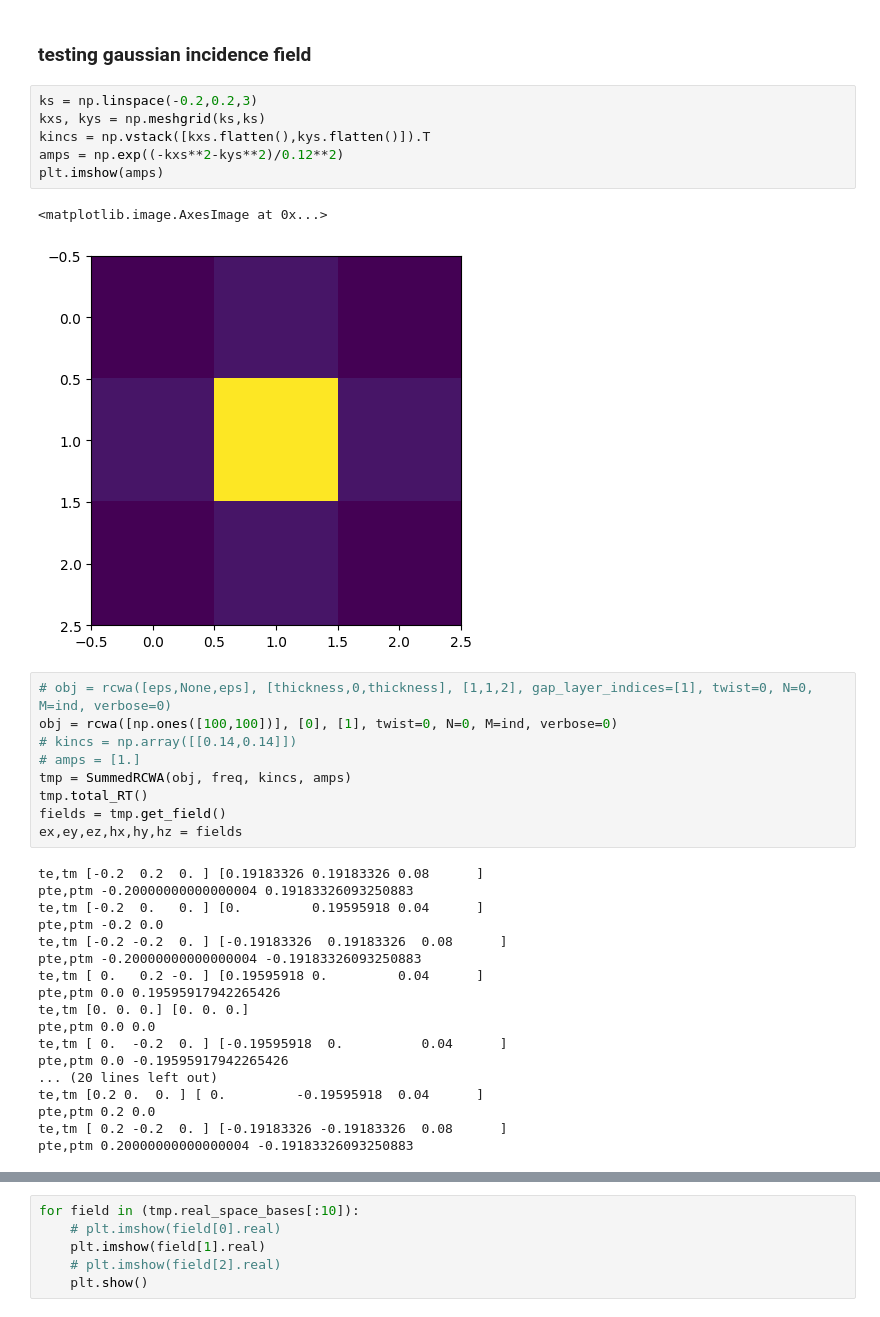
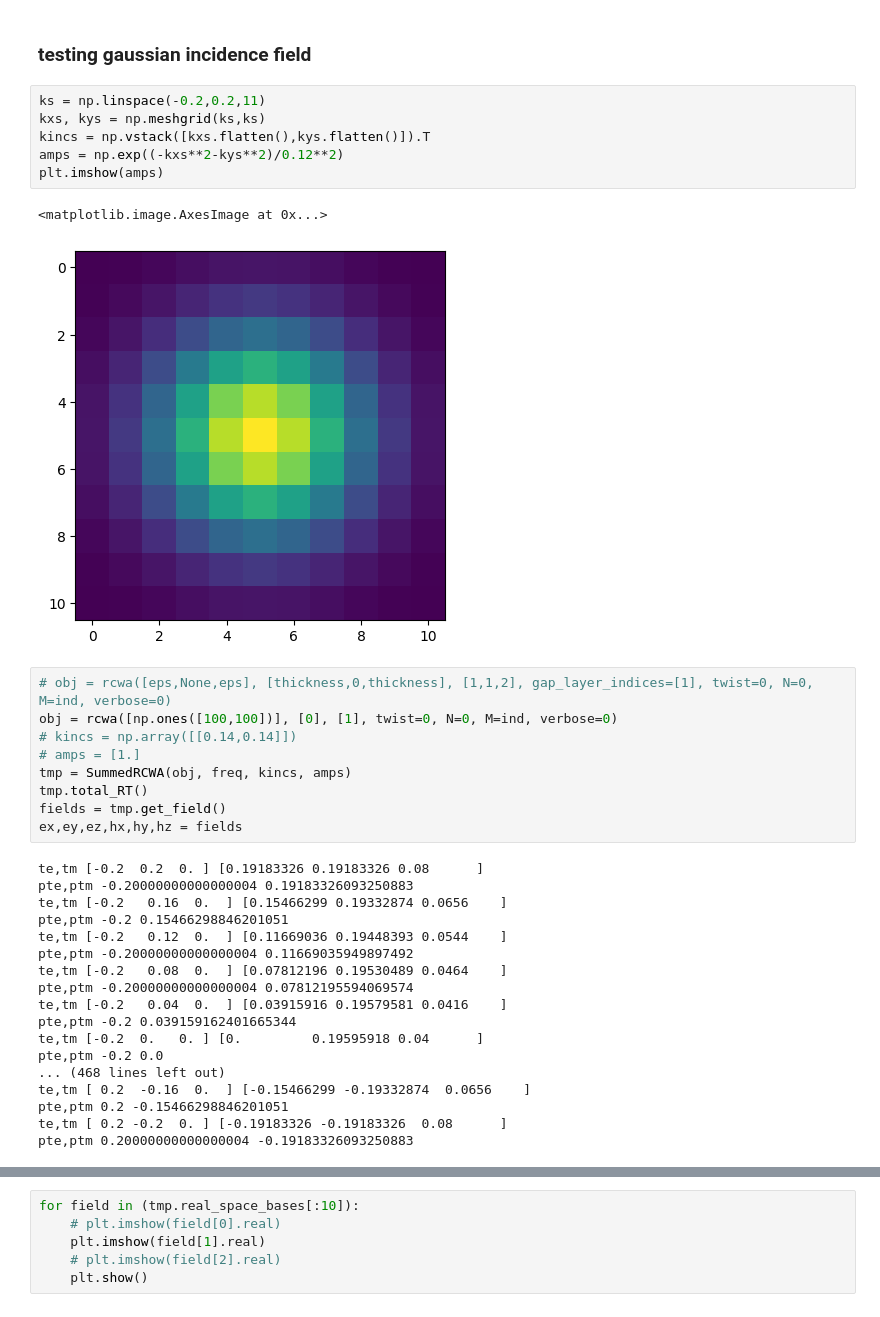
Before and after one commit to fancompute/rcwa4d, a Jupyter notebook: example5-getting-fields.ipynb, the cells around one changed output, grey strips where cells are left out. Saved outputs shown, nothing was run; the diff lists cells and outputs as text.

```diff
--- a/example5-getting-fields.ipynb
+++ b/example5-getting-fields.ipynb
@@ -45,14 +45,14 @@ for gap in gaps:
 # %% [markdown]
 ### testing gaussian incidence field
 # %%
-ks = np.linspace(-0.2,0.2,3)
+ks = np.linspace(-0.2,0.2,11)
 kxs, kys = np.meshgrid(ks,ks)
 kincs = np.vstack([kxs.flatten(),kys.flatten()]).T
 amps = np.exp((-kxs**2-kys**2)/0.12**2)
 plt.imshow(amps)
 # %% [output]
 <matplotlib.image.AxesImage at 0x...>
-[figure, old version]
+[figure, new version]
 # %%
 # obj = rcwa([eps,None,eps], [thickness,0,thickness], [1,1,2], gap_layer_indices=[1], twist=0, N=0, M=ind, verbose=0)
 obj = rcwa([np.ones([100,100])], [0], [1], twist=0, N=0, M=ind, verbose=0)
@@ -65,19 +65,19 @@ ex,ey,ez,hx,hy,hz = fields
 # %% [output]
 te,tm [-0.2  0.2  0. ] [0.19183326 0.19183326 0.08      ]
 pte,ptm -0.20000000000000004 0.19183326093250883
+te,tm [-0.2   0.16  0.  ] [0.15466299 0.19332874 0.0656    ]
+pte,ptm -0.2 0.15466298846201051
+te,tm [-0.2   0.12  0.  ] [0.11669036 0.19448393 0.0544    ]
+pte,ptm -0.20000000000000004 0.11669035949897492
+te,tm [-0.2   0.08  0.  ] [0.07812196 0.19530489 0.0464    ]
+pte,ptm -0.20000000000000004 0.07812195594069574
+te,tm [-0.2   0.04  0.  ] [0.03915916 0.19579581 0.0416    ]
+pte,ptm -0.2 0.039159162401665344
 te,tm [-0.2  0.   0. ] [0.         0.19595918 0.04      ]
 pte,ptm -0.2 0.0
-te,tm [-0.2 -0.2  0. ] [-0.19183326  0.19183326  0.08      ]
-pte,ptm -0.20000000000000004 -0.19183326093250883
-te,tm [ 0.   0.2 -0. ] [0.19595918 0.         0.04      ]
-pte,ptm 0.0 0.19595917942265426
-te,tm [0. 0. 0.] [0. 0. 0.]
-pte,ptm 0.0 0.0
-te,tm [ 0.  -0.2  0. ] [-0.19595918  0.          0.04      ]
-pte,ptm 0.0 -0.19595917942265426
-... (20 lines left out)
-te,tm [0.2 0.  0. ] [ 0.         -0.19595918  0.04      ]
-pte,ptm 0.2 0.0
+... (468 lines left out)
+te,tm [ 0.2  -0.16  0.  ] [-0.15466299 -0.19332874  0.0656    ]
+pte,ptm 0.2 -0.15466298846201051
 te,tm [ 0.2 -0.2  0. ] [-0.19183326 -0.19183326  0.08      ]
 pte,ptm 0.20000000000000004 -0.19183326093250883
 # %%
```
Also changed, not shown: parts of 1 cell of this notebook.
